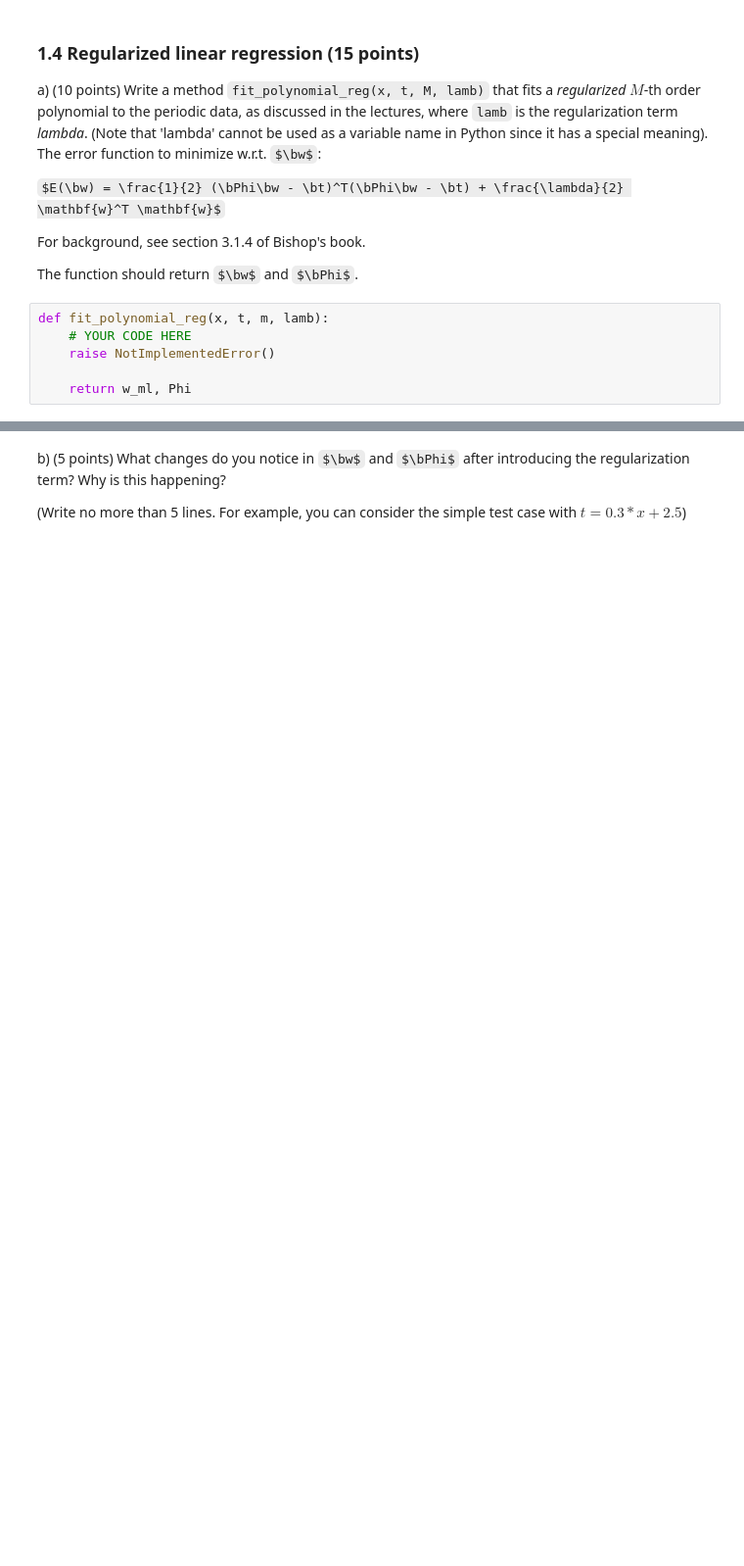
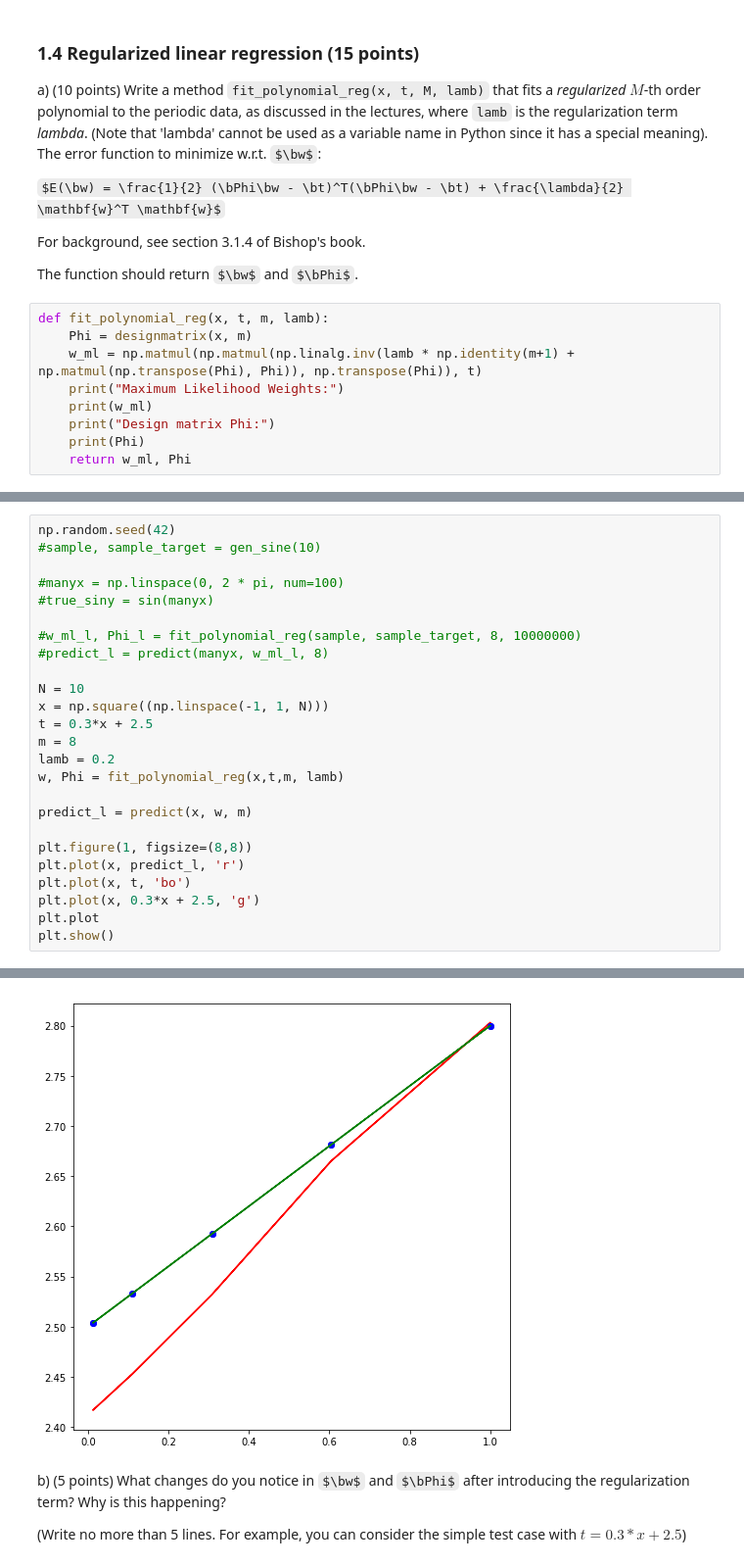
Before and after one commit to ML77777/ML1-18, a Jupyter notebook: Bobbie/lab1.ipynb, the cells around one changed output, grey strips where cells are left out. Shown: that part at 98% size. Drawn from its saved outputs; the diff is of its cells as text; some formulas as TeX source; blank space fills up the shorter version.

```diff
--- a/Bobbie/lab1.ipynb
+++ b/Bobbie/lab1.ipynb
@@ -254,12 +249,15 @@ $E(\bw) = \frac{1}{2} (\bPhi\bw - \bt)^T(\bPhi\bw - \bt) + \frac{\lambda}{2} \ma
 For background, see section 3.1.4 of Bishop's book.
 
 The function should return $\bw$ and $\bPhi$.
-# %%
-def fit_polynomial_reg(x, t, m, lamb):
-    # YOUR CODE HERE
-    raise NotImplementedError()
-
-    return w_ml, Phi
+# %%
+def fit_polynomial_reg(x, t, m, lamb):
+    Phi = designmatrix(x, m)
+    w_ml = np.matmul(np.matmul(np.linalg.inv(lamb * np.identity(m+1) + np.matmul(np.transpose(Phi), Phi)), np.transpose(Phi)), t)
+    print("Maximum Likelihood Weights:")
+    print(w_ml)
+    print("Design matrix Phi:")
+    print(Phi)
+    return w_ml, Phi
 # %%
 ### Test your function
 N = 10
@@ -273,0 +286,26 @@ assert Phi.shape == (N, m+1), "The shape of w is incorrect"
+# %%
+np.random.seed(42)
+#sample, sample_target = gen_sine(10)
+
+#manyx = np.linspace(0, 2 * pi, num=100)
+#true_siny = sin(manyx)
+
+#w_ml_l, Phi_l = fit_polynomial_reg(sample, sample_target, 8, 10000000)
+#predict_l = predict(manyx, w_ml_l, 8)
+
+N = 10
+x = np.square((np.linspace(-1, 1, N)))
+t = 0.3*x + 2.5
+m = 8
+lamb = 0.2
+w, Phi = fit_polynomial_reg(x,t,m, lamb)
+
+predict_l = predict(x, w, m)
+
+plt.figure(1, figsize=(8,8))
+plt.plot(x, predict_l, 'r')
+plt.plot(x, t, 'bo')
+plt.plot(x, 0.3*x + 2.5, 'g')
+plt.plot
+plt.show()
+# %% [output]
@@ -274,3 +329,4 @@ assert Phi.shape == (N, m+1), "The shape of w is incorrect"
+[figure, added]
 # %% [markdown]
 b) (5 points) What changes do you notice in $\bw$ and $\bPhi$ after introducing the regularization term? Why is this happening?
 
```
Also changed, not shown: parts of 5 cells of this notebook.
